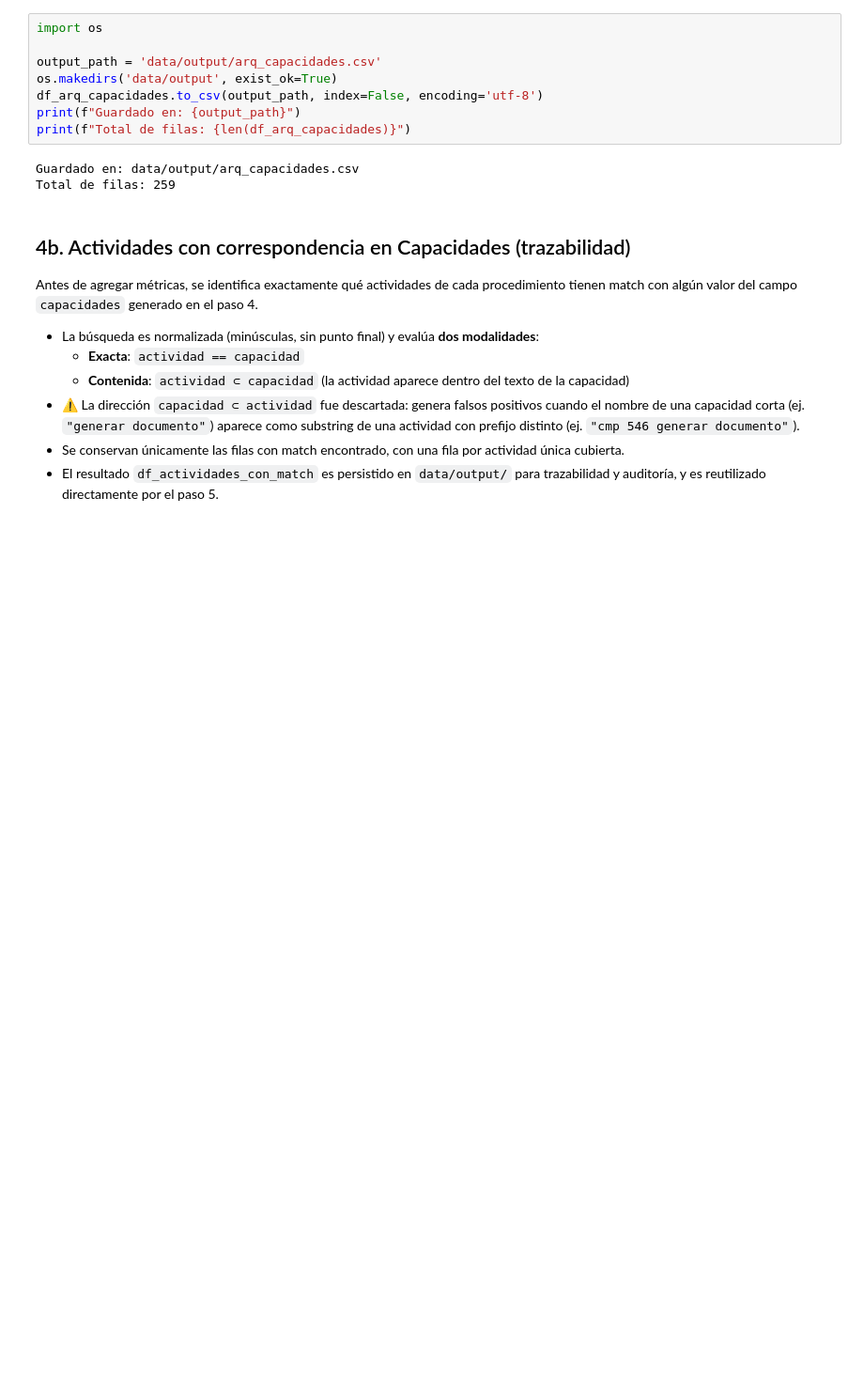
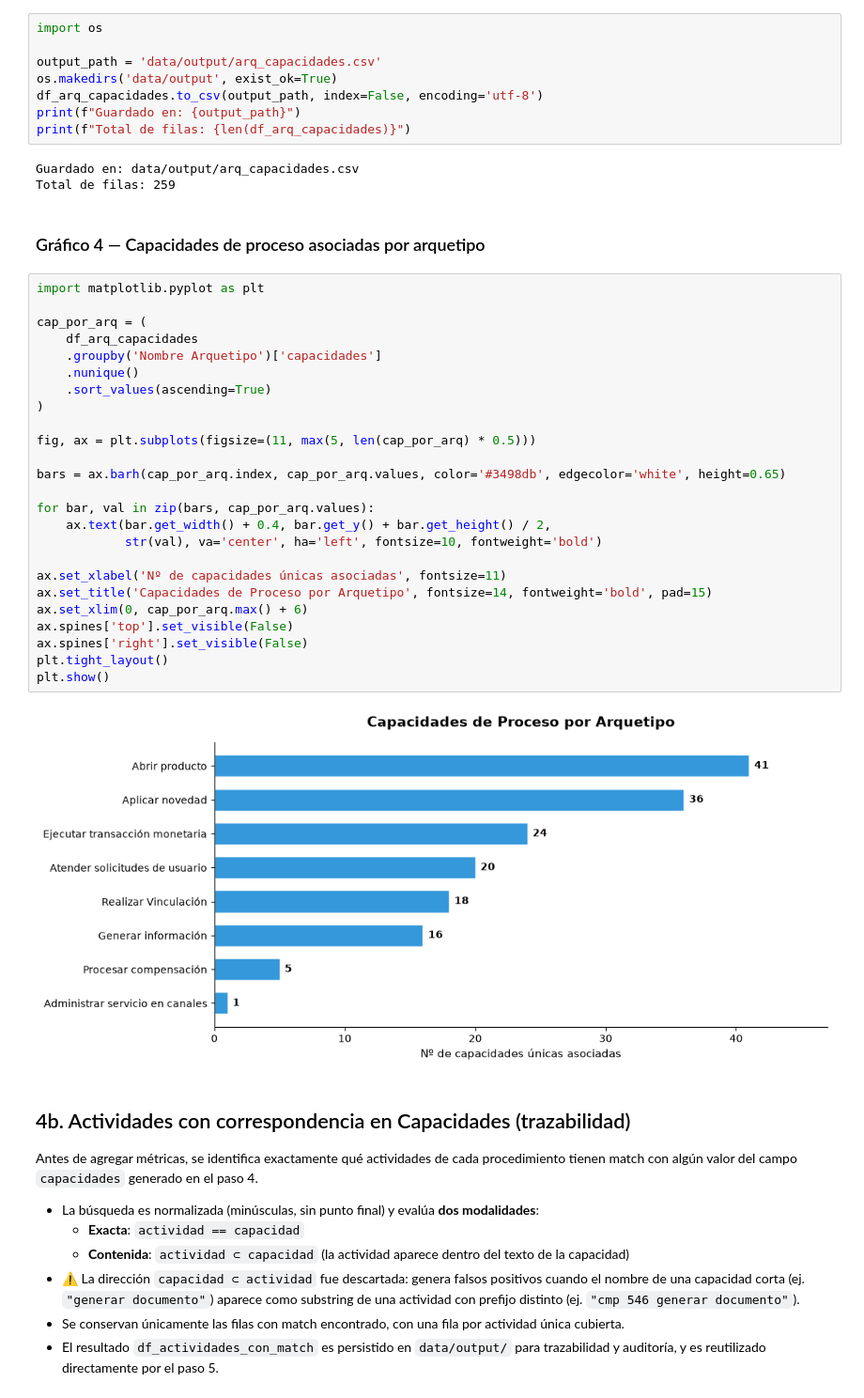
Before and after one commit to lmmolina1/ejercicio_banco, a Jupyter notebook: validador_proc_arquetipos.ipynb, the cells around one changed output. Shown at 94% size. Saved outputs shown, nothing was run; the diff lists cells and outputs as text; blank space fills up the shorter version.

```diff
--- a/validador_proc_arquetipos.ipynb
+++ b/validador_proc_arquetipos.ipynb
@@ -233,6 +269,35 @@ print(f"Total de filas: {len(df_arq_capacidades)}")
 # %% [output]
 Guardado en: data/output/arq_capacidades.csv
 Total de filas: 259
+# %% [markdown]
+### Gráfico 4 — Capacidades de proceso asociadas por arquetipo
+# %%
+import matplotlib.pyplot as plt
+
+cap_por_arq = (
+    df_arq_capacidades
+    .groupby('Nombre Arquetipo')['capacidades']
+    .nunique()
+    .sort_values(ascending=True)
+)
+
+fig, ax = plt.subplots(figsize=(11, max(5, len(cap_por_arq) * 0.5)))
+
+bars = ax.barh(cap_por_arq.index, cap_por_arq.values, color='#3498db', edgecolor='white', height=0.65)
+
+for bar, val in zip(bars, cap_por_arq.values):
+    ax.text(bar.get_width() + 0.4, bar.get_y() + bar.get_height() / 2,
+            str(val), va='center', ha='left', fontsize=10, fontweight='bold')
+
+ax.set_xlabel('Nº de capacidades únicas asociadas', fontsize=11)
+ax.set_title('Capacidades de Proceso por Arquetipo', fontsize=14, fontweight='bold', pad=15)
+ax.set_xlim(0, cap_por_arq.max() + 6)
+ax.spines['top'].set_visible(False)
+ax.spines['right'].set_visible(False)
+plt.tight_layout()
+plt.show()
+# %% [output]
+[figure, added]
 # %% [markdown]
 ## 4b. Actividades con correspondencia en Capacidades (trazabilidad)
 
```
Also changed, not shown: parts of 11 cells of this notebook.
